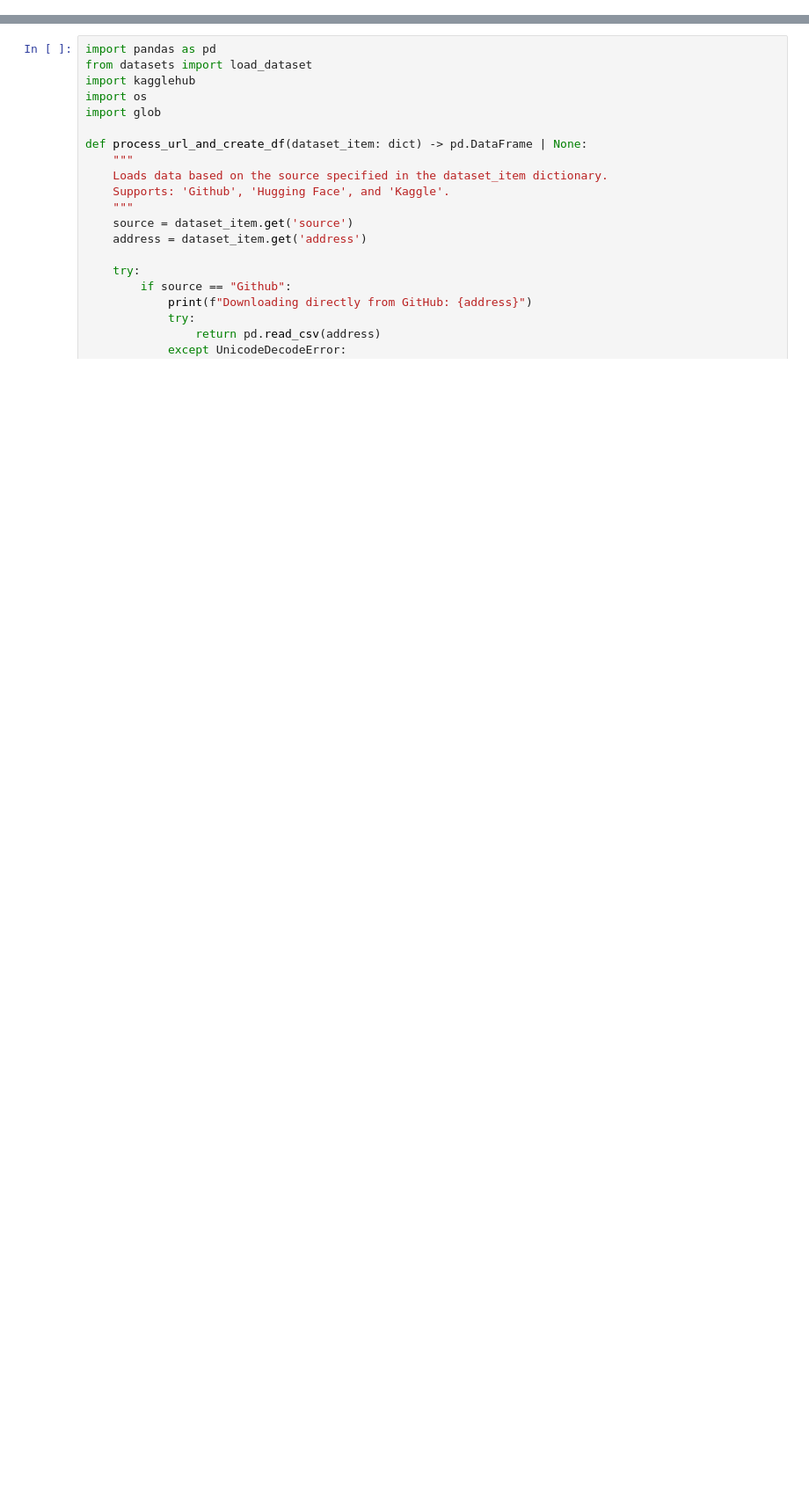
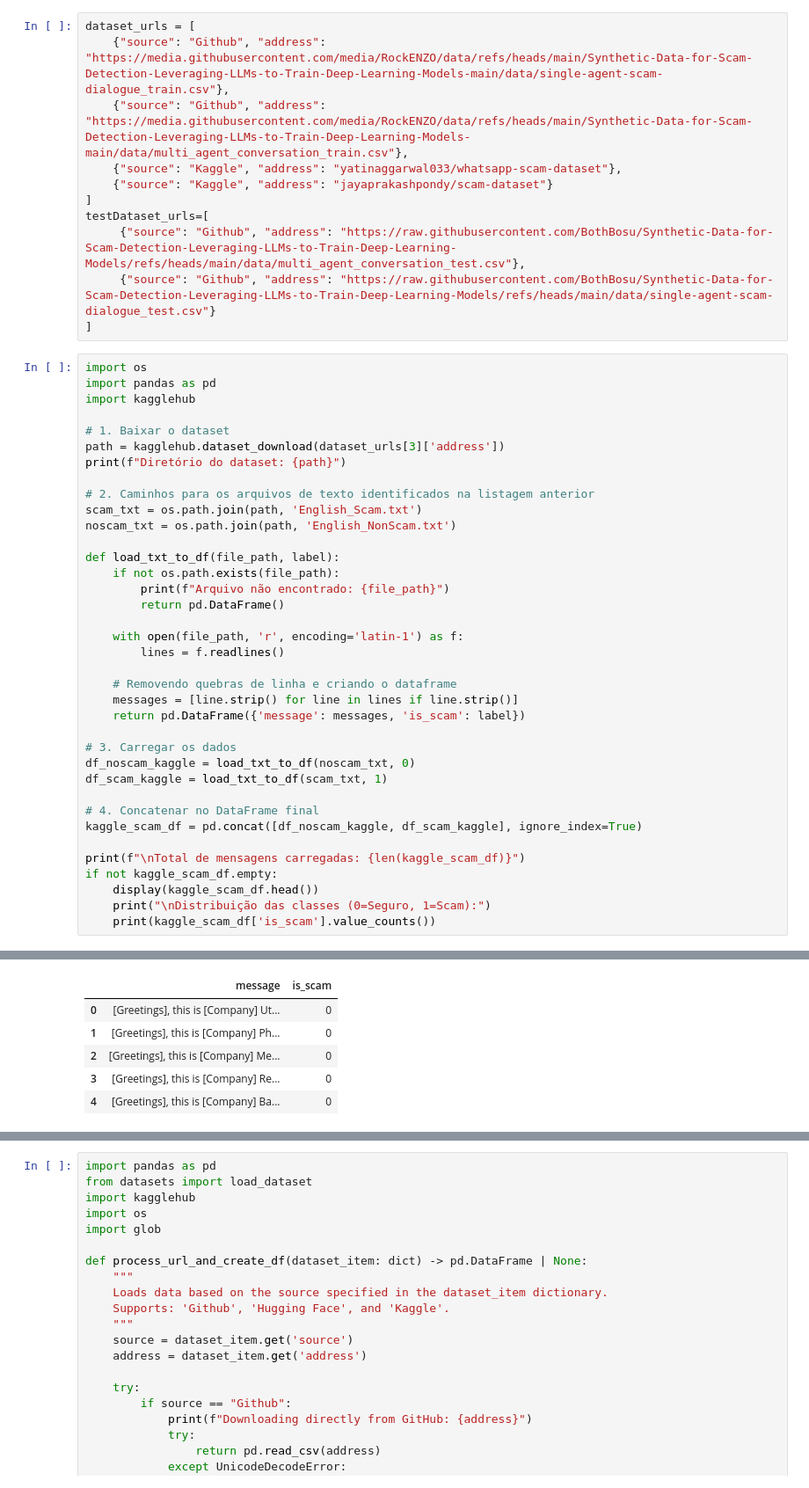
Before and after one commit to Joaoplims/NLP-HandsOn, a Jupyter notebook: HOF02/HOF02_IntentionalityFilter.ipynb, the cells around one changed output, grey strips where cells are left out. Shown at 88% size. Cells and saved outputs as stored; diff of their text form; blank space fills up the shorter version.

```diff
--- a/HOF02/HOF02_IntentionalityFilter.ipynb
+++ b/HOF02/HOF02_IntentionalityFilter.ipynb
@@ -2,0 +38,49 @@
+# %%
+dataset_urls = [
+    {"source": "Github", "address": "https://media.githubusercontent.com/media/RockENZO/data/refs/heads/main/Synthetic-Data-for-Scam-Detection-Leveraging-LLMs-to-Train-Deep-Learning-Models-main/data/single-agent-scam-dialogue_train.csv"},
+    {"source": "Github", "address": "https://media.githubusercontent.com/media/RockENZO/data/refs/heads/main/Synthetic-Data-for-Scam-Detection-Leveraging-LLMs-to-Train-Deep-Learning-Models-main/data/multi_agent_conversation_train.csv"},
+    {"source": "Kaggle", "address": "yatinaggarwal033/whatsapp-scam-dataset"},
+    {"source": "Kaggle", "address": "jayaprakashpondy/scam-dataset"}
+]
+testDataset_urls=[
+     {"source": "Github", "address": "https://raw.githubusercontent.com/BothBosu/Synthetic-Data-for-Scam-Detection-Leveraging-LLMs-to-Train-Deep-Learning-Models/refs/heads/main/data/multi_agent_conversation_test.csv"},
+     {"source": "Github", "address": "https://raw.githubusercontent.com/BothBosu/Synthetic-Data-for-Scam-Detection-Leveraging-LLMs-to-Train-Deep-Learning-Models/refs/heads/main/data/single-agent-scam-dialogue_test.csv"}
+]
+# %%
+import os
+import pandas as pd
+import kagglehub
+
+# 1. Baixar o dataset
+path = kagglehub.dataset_download(dataset_urls[3]['address'])
+print(f"Diretório do dataset: {path}")
+
+# 2. Caminhos para os arquivos de texto identificados na listagem anterior
+scam_txt = os.path.join(path, 'English_Scam.txt')
+noscam_txt = os.path.join(path, 'English_NonScam.txt')
+
+def load_txt_to_df(file_path, label):
+    if not os.path.exists(file_path):
+        print(f"Arquivo não encontrado: {file_path}")
+        return pd.DataFrame()
+
+    with open(file_path, 'r', encoding='latin-1') as f:
+        lines = f.readlines()
+
+    # Removendo quebras de linha e criando o dataframe
+    messages = [line.strip() for line in lines if line.strip()]
+    return pd.DataFrame({'message': messages, 'is_scam': label})
+
+# 3. Carregar os dados
+df_noscam_kaggle = load_txt_to_df(noscam_txt, 0)
+df_scam_kaggle = load_txt_to_df(scam_txt, 1)
+
+# 4. Concatenar no DataFrame final
+kaggle_scam_df = pd.concat([df_noscam_kaggle, df_scam_kaggle], ignore_index=True)
+
+print(f"\nTotal de mensagens carregadas: {len(kaggle_scam_df)}")
+if not kaggle_scam_df.empty:
+    display(kaggle_scam_df.head())
+    print("\nDistribuição das classes (0=Seguro, 1=Scam):")
+    print(kaggle_scam_df['is_scam'].value_counts())
+# %% [output]
@@ -2,0 +91,6 @@
+|  | message | is_scam |
+| 0 | [Greetings], this is [Company] Ut... | 0 |
+| 1 | [Greetings], this is [Company] Ph... | 0 |
+| 2 | [Greetings], this is [Company] Me... | 0 |
+| 3 | [Greetings], this is [Company] Re... | 0 |
+| 4 | [Greetings], this is [Company] Ba... | 0 |
```
Also changed, not shown: parts of 50 cells of this notebook.
